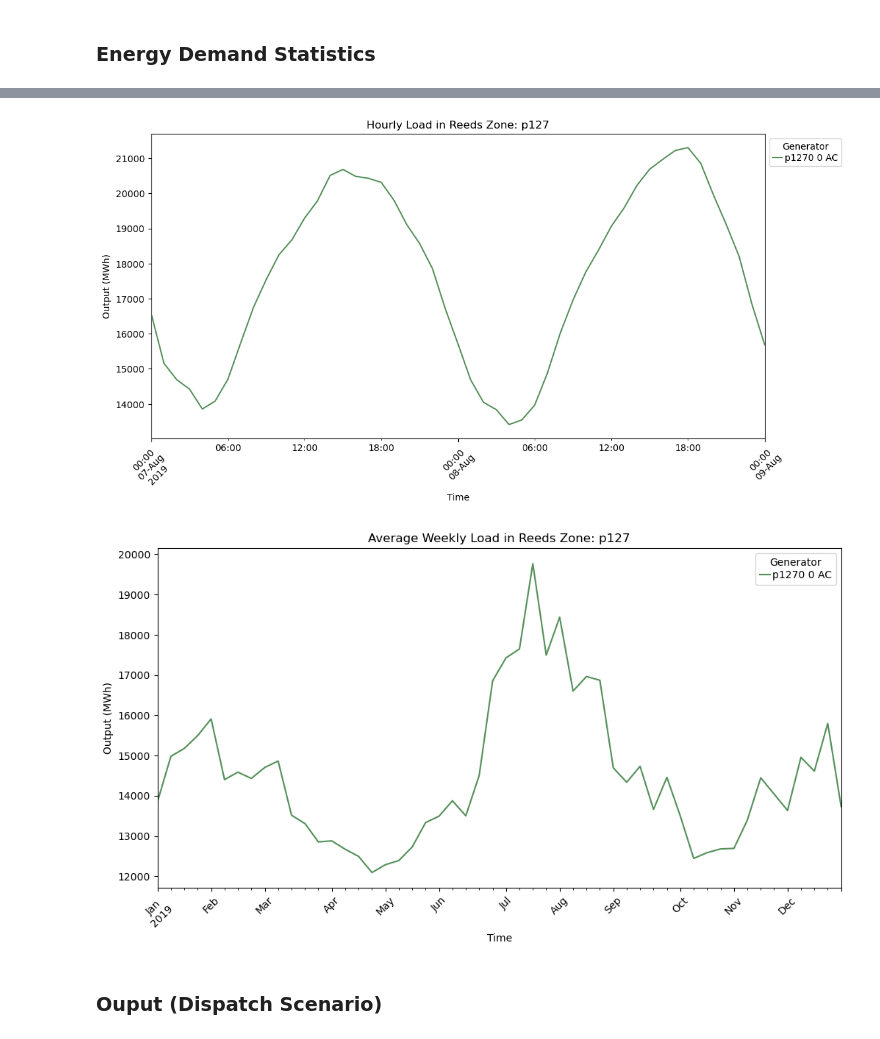
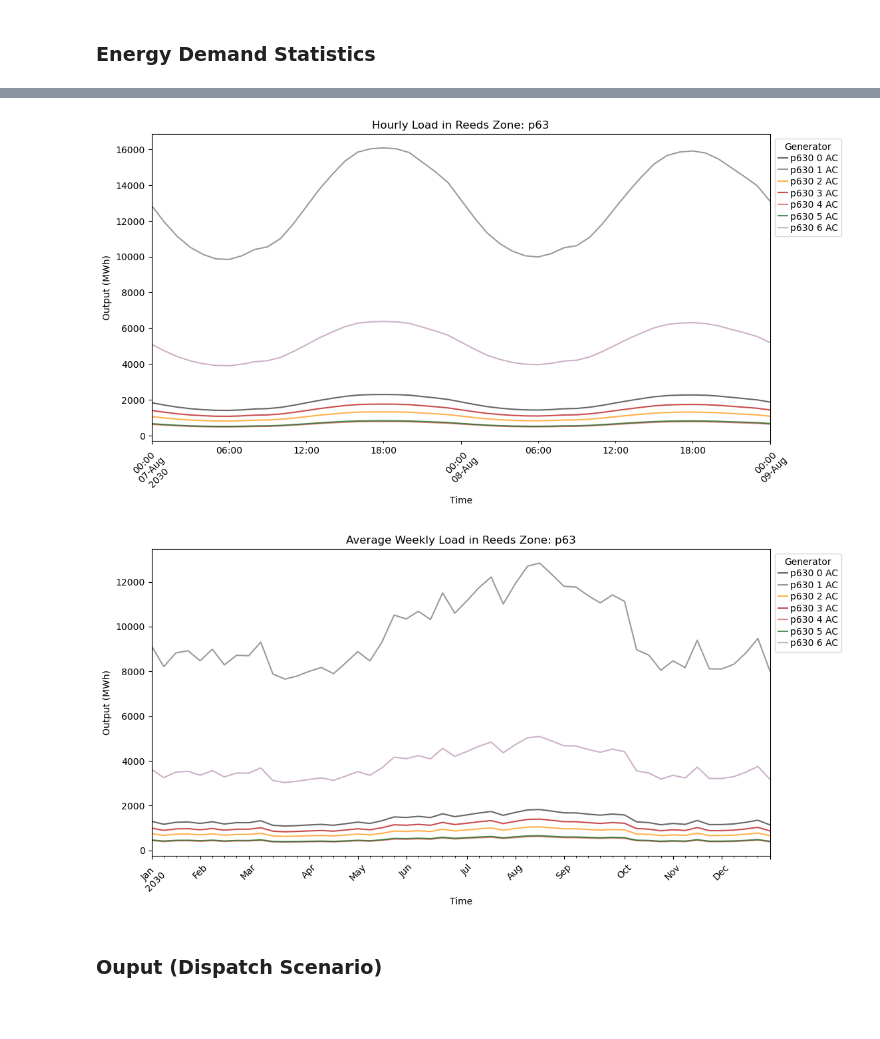
Before and after one commit to af3913/pypsa-usa, a Jupyter notebook: workflow/pypsa-usa_technical_appendix.ipynb, the cells around one changed output, grey strips where cells are left out. Drawn from its saved outputs; the diff is of its cells as text; code cells hidden in the pictures; blank space fills up the shorter version.

```diff
--- a/workflow/pypsa-usa_technical_appendix.ipynb
+++ b/workflow/pypsa-usa_technical_appendix.ipynb
@@ -383,8 +369,8 @@ def loads_add_zonal(loads: pd.DataFrame, time_zone: str):
     """
     loads_zonal = loads.T
 
-    # Make columns starting at 0 a timestep of 2019 (currently UTC)
-    loads_zonal.columns = pd.date_range(start="2019-01-01",
+    # Make columns starting at 0 a timestep of data year (currently UTC).
+    loads_zonal.columns = pd.date_range(start="2030-01-01",
     periods=len(loads_zonal.columns),
     freq="H",
     tz="UTC")
@@ -433,7 +419,7 @@ def plot_data(generator:pd.DataFrame, reeds_zone: str, time_zone: str, start_dat
     """
     Plots desired load/generation data for a specified reeds zone, time zone and time period.
     """
-    generator.columns = pd.date_range(start="2019-01-01",
+    generator.columns = pd.date_range(start="2030-01-01", # update based on start date in data
     periods=len(generator.columns),
     freq="H",
     tz = "UTC")
@@ -452,37 +438,37 @@ def plot_data(generator:pd.DataFrame, reeds_zone: str, time_zone: str, start_dat
     ax.set_title(f"{title} in Reeds Zone: {reeds_zone}")
     ax.set_xlabel("Time")
     ax.set_ylabel("Output (MWh)")
     ax.legend(title="Generator", bbox_to_anchor=(1, 1))
     plt.xticks(rotation=45)
     plt.show()
 
-plot_data(loads, "p127", "US/Eastern", "2019-08-07", "2019-08-09", "Hourly Load")
+plot_data(loads, "p63", "US/Eastern", "2030-08-07", "2030-08-09", "Hourly Load")
 
 # Generators_p weekly average
 loads_weekly = loads.resample("W", axis=1).mean()
 
 def plot_data_weekly(generator:pd.DataFrame, reeds_zone: str, start_date: str, end_date: str, title: str):
     """
     Plots desried load/generation weekly average data for a specified reeds zone and time period.
     """
     # Select data for reeds zone
     data = generator.loc(axis=0)[reeds_zone].T
     data = data[(data.index >= start_date) & (data.index <= end_date)]
 
     # Plot data
     fig, ax = plt.subplots(figsize=(12, 6))
     data.plot(ax=ax, color=carriers.color, alpha=0.7)
     ax.set_title(f"{title} in Reeds Zone: {reeds_zone}")
     ax.set_xlabel("Time")
     ax.set_ylabel("Output (MWh)")
     ax.legend(title="Generator", bbox_to_anchor=(1, 1))
     plt.xticks(rotation=45)
     plt.show()
 
-plot_data_weekly(loads_weekly, "p127", "2018-01-01", "2019-12-30", "Average Weekly Load")
+plot_data_weekly(loads_weekly, "p63", "2030-01-01", "2030-12-30", "Average Weekly Load")
 # %% [output]
-[figure, old version]
+[figure, new version]
-[figure, old version]
+[figure, new version]
 # %% [markdown]
 ### Ouput (Dispatch Scenario)
 # %%
```
Also changed, not shown: parts of 16 cells of this notebook.
